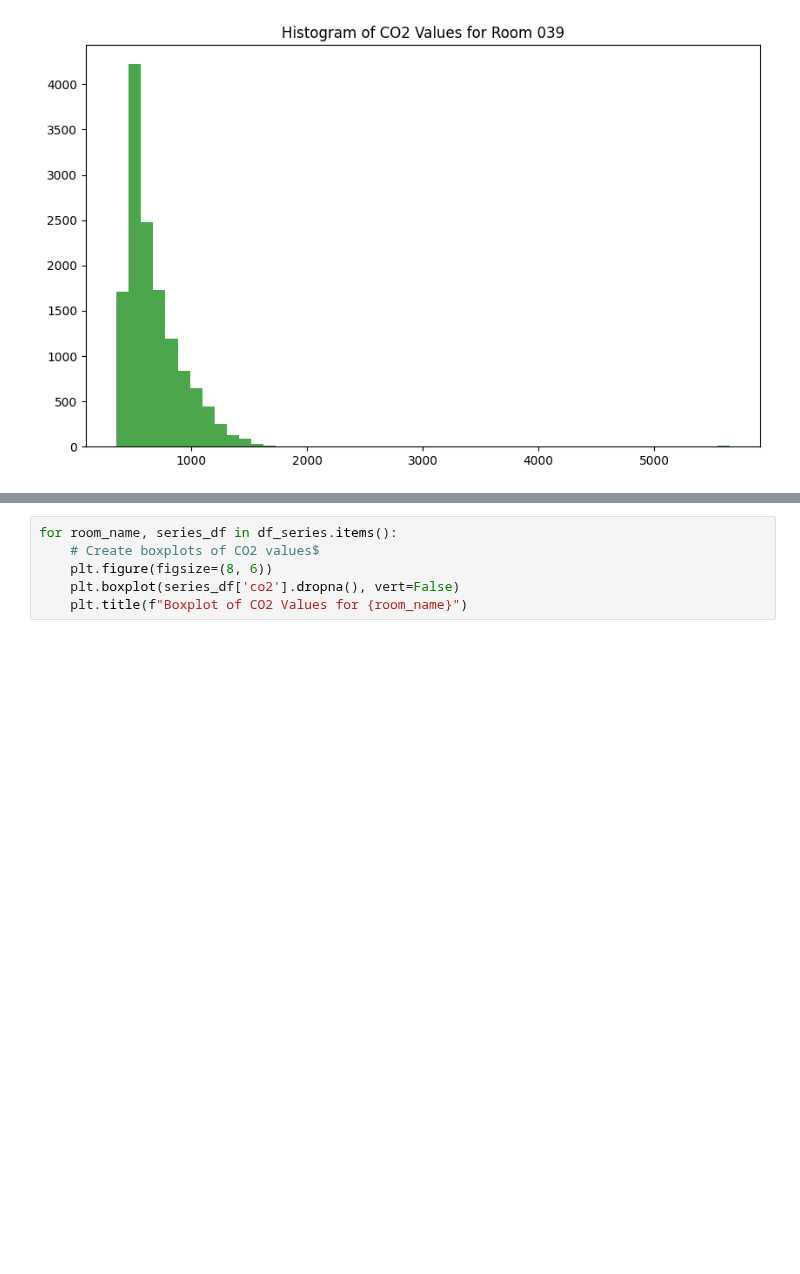
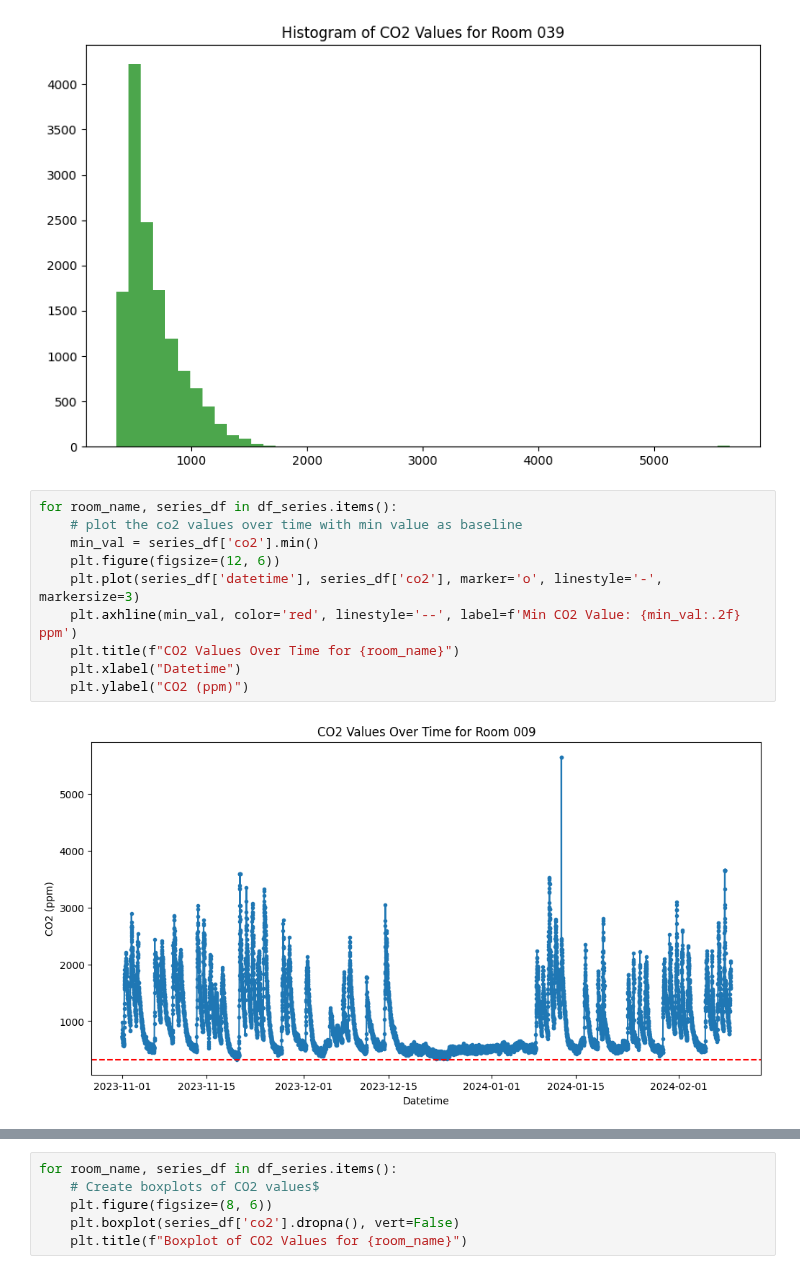
Before and after one commit to Maccen26/hmm-modelling, a Jupyter notebook: week_4.ipynb, the cells around one changed output, grey strips where cells are left out. Saved outputs shown, nothing was run; the diff lists cells and outputs as text; blank space fills up the shorter version.

```diff
--- a/dtu_data_exploration.ipynb
+++ b/week_4.ipynb
@@ -313,3 +315,15 @@ for room_name, series_df in df_series.items():
 [figure]
 [figure]
 [figure]
+# %%
+for room_name, series_df in df_series.items():
+    # plot the co2 values over time with min value as baseline
+    min_val = series_df['co2'].min()
+    plt.figure(figsize=(12, 6))
+    plt.plot(series_df['datetime'], series_df['co2'], marker='o', linestyle='-', markersize=3)
+    plt.axhline(min_val, color='red', linestyle='--', label=f'Min CO2 Value: {min_val:.2f} ppm')
+    plt.title(f"CO2 Values Over Time for {room_name}")
+    plt.xlabel("Datetime")
+    plt.ylabel("CO2 (ppm)")
+# %% [output]
+[figure, added]
```
Also changed, not shown: parts of 19 cells of this notebook, 17 other files.
